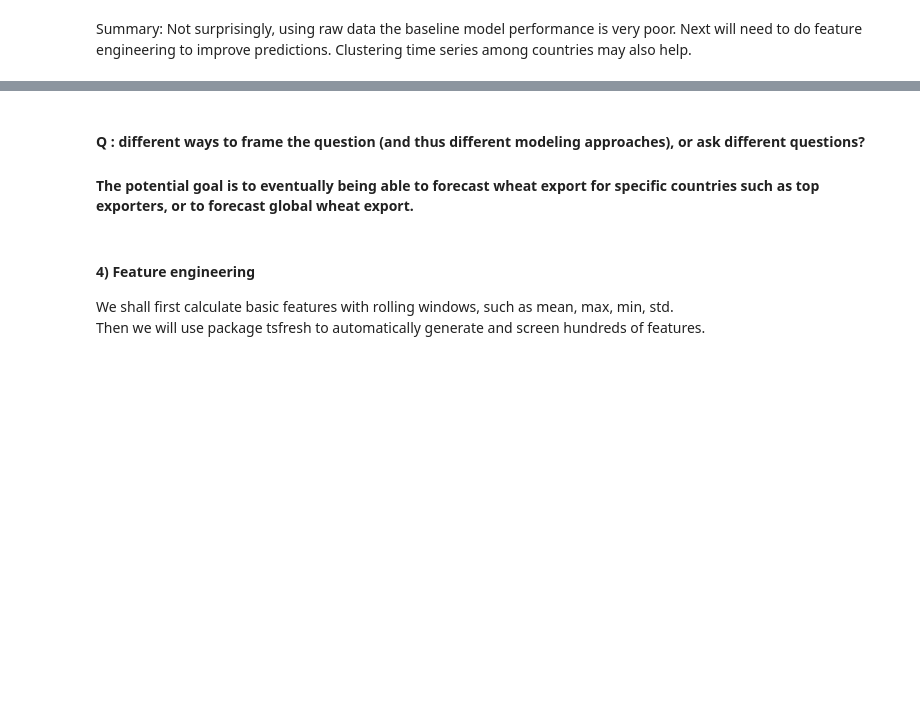
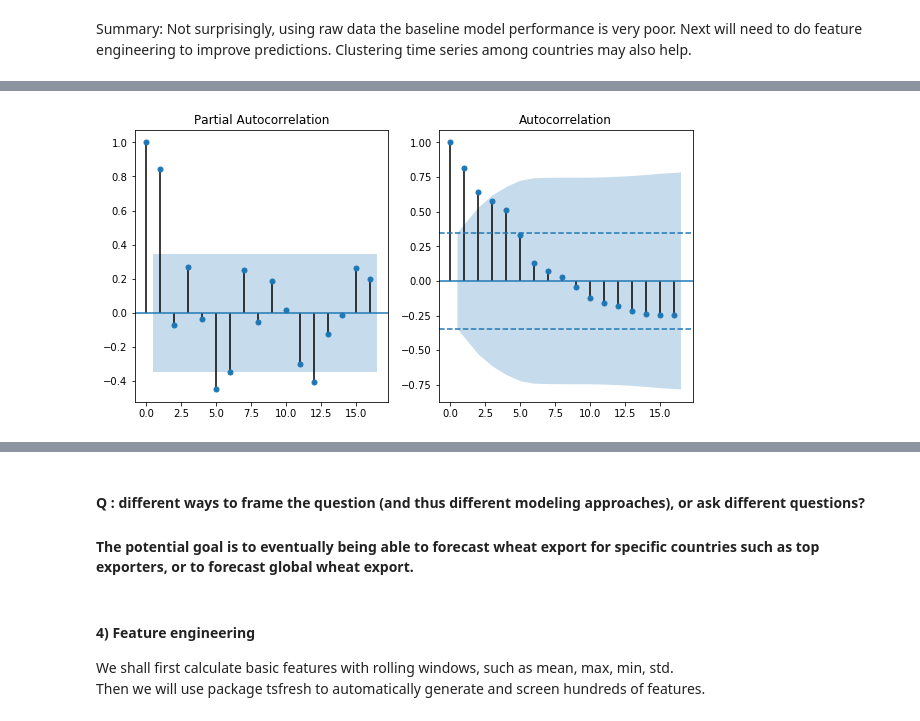
Before and after one commit to BrachyS/crop-trends, a Jupyter notebook: notebooks/2_exploratory-analysis-agtrade.ipynb, the cells around one changed output, grey strips where cells are left out. Saved outputs shown, nothing was run; the diff lists cells and outputs as text; code cells hidden in the pictures; blank space fills up the shorter version.

```diff
--- a/notebooks/exploratory-analysis-agtrade.ipynb
+++ b/notebooks/2_exploratory-analysis-agtrade.ipynb
@@ -433,0 +475,20 @@ Summary: Not surprisingly, using raw data the baseline model performance is very
+# %%
+# Check ACF and PACF
+# lag_acf = acf(country['Finland'], nlags = 20)
+# lag_pacf = pacf(country['Finland'], nlags = 20)
+
+n = len(country['Finland'])
+fig, axs = plt.subplots(1,2, figsize=(10,5))
+
+plot_pacf(country['Finland'], ax= axs[0])
+plt.axhline(y=-1.96/np.sqrt(n),linestyle='--')
+plt.axhline(y=1.96/np.sqrt(n),linestyle='--')
+
+plot_acf(country['Finland'], ax= axs[1])
+#plt.axhline(y=-1.96/np.sqrt(n),linestyle='--')
+#plt.axhline(y=1.96/np.sqrt(n),linestyle='--')
+
+
+plt.show()
+# %% [output]
+[figure, added]
```
Also changed, not shown: parts of 26 cells of this notebook, 4 other files.
